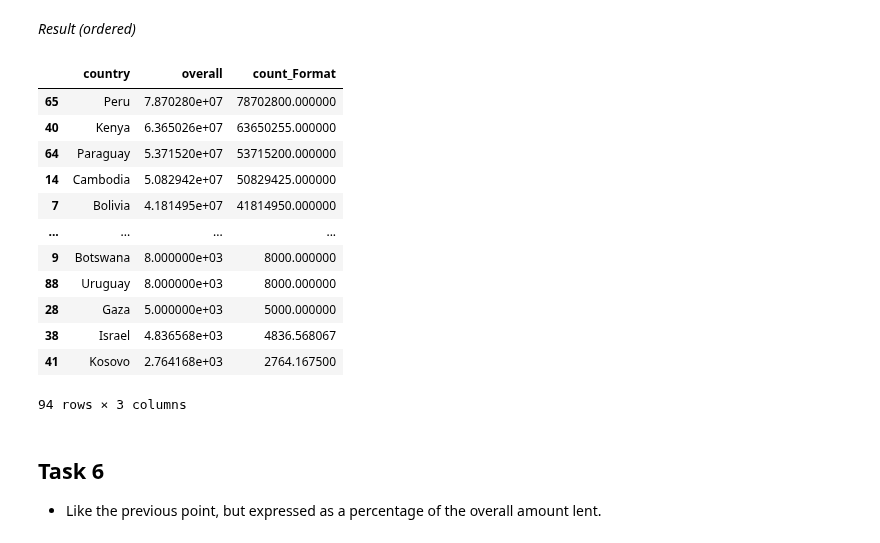
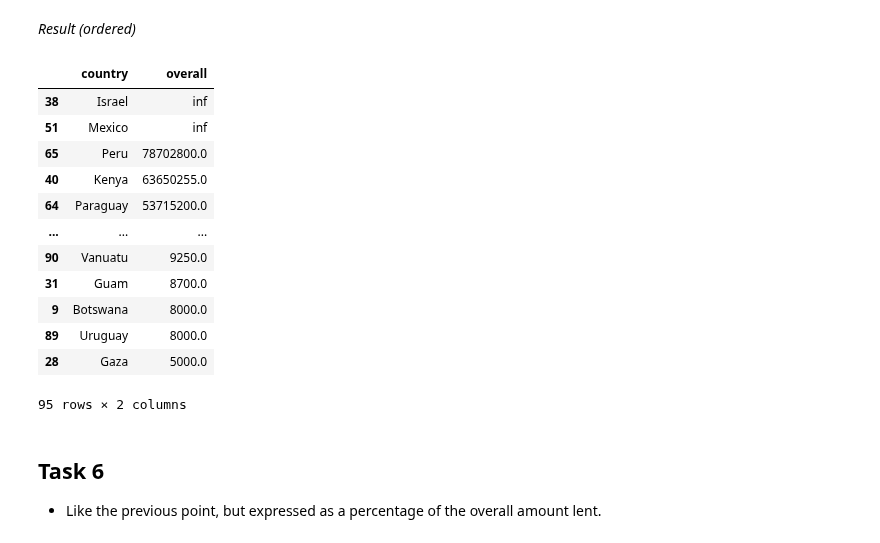
Before and after one commit to gaveter/Project_cs, a Jupyter notebook: Project.ipynb, the cells around one changed output. Saved outputs shown, nothing was run; the diff lists cells and outputs as text; code cells hidden in the pictures.

Commit message:
5 task keep going (now conversion works but for some country there are problems to get rate)

```diff
--- a/Project.ipynb
+++ b/Project.ipynb
@@ -707,9 +489,9 @@ date_currency['disburse_time']=date_currency['disburse_time'].astype(str)
 # %%
-firstBlock = pd.merge(firstBlock_test,date_currency,how='inner',on=['disburse_time','currency'])
-
-firstBlock.drop(columns=['index','curr_list'],inplace=True)
+firstBlock = pd.merge(firstBlock,date_currency,how='inner',left_on=['disburse_time_API','currency'],right_on = ['date','curr'])
+# %%
+firstBlock.drop(columns=['date','curr'],inplace=True)
 # %%
-firstBlock['funded_amount_conversion_USD'] = firstBlock['funded_amount'] * firstBlock['rate']
+firstBlock['funded_amount_conversion_USD']=round(firstBlock['funded_amount']/firstBlock['rate'],2)
 # %%
 firstBlock
 # %% [output]
@@ -723,4 +542,2 @@ loan_simplified_USD = pd.concat([firstBlock,secondBlock],axis=0,sort=False)
 # %%
-country_amountLoan = loan_simplified_USD.groupby('country_name')['funded_amount_conversion_USD'].sum()
-country_amountLoan = pd.DataFrame(country_amountLoan).reset_index(drop=False)
-country_amountLoan.columns=['country','overall']
+country_amountLoan = pd.DataFrame(loan_simplified_USD.groupby('country_name')['funded_amount_conversion_USD'].sum()).reset_index()
@@ -738,22 +560,21 @@ country_amountLoan.head()
 # %% [markdown]
 _Result (ordered)_
 # %%
-country_amountLoan['count_Format'] = country_amountLoan.apply(lambda x: format(x['overall'],'f'),axis=1)
 country_amountLoan.sort_values(by='overall',ascending=False)
 # %% [output]
-|  | country | overall | count_Format |
-| 65 | Peru | 7.870280e+07 | 78702800.000000 |
-| 40 | Kenya | 6.365026e+07 | 63650255.000000 |
-| 64 | Paraguay | 5.371520e+07 | 53715200.000000 |
-| 14 | Cambodia | 5.082942e+07 | 50829425.000000 |
-| 7 | Bolivia | 4.181495e+07 | 41814950.000000 |
-| ... | ... | ... | ... |
-| 9 | Botswana | 8.000000e+03 | 8000.000000 |
-| 88 | Uruguay | 8.000000e+03 | 8000.000000 |
-| 28 | Gaza | 5.000000e+03 | 5000.000000 |
-| 38 | Israel | 4.836568e+03 | 4836.568067 |
-| 41 | Kosovo | 2.764168e+03 | 2764.167500 |
+|  | country | overall |
+| 38 | Israel | inf |
+| 51 | Mexico | inf |
+| 65 | Peru | 78702800.0 |
+| 40 | Kenya | 63650255.0 |
+| 64 | Paraguay | 53715200.0 |
+| ... | ... | ... |
+| 90 | Vanuatu | 9250.0 |
+| 31 | Guam | 8700.0 |
+| 9 | Botswana | 8000.0 |
+| 89 | Uruguay | 8000.0 |
+| 28 | Gaza | 5000.0 |
-94 rows × 3 columns
+95 rows × 2 columns
 # %% [markdown]
 ## Task 6
 - Like the previous point, but expressed as a percentage of the overall amount lent.
```
Also changed, not shown: parts of 74 cells of this notebook.
